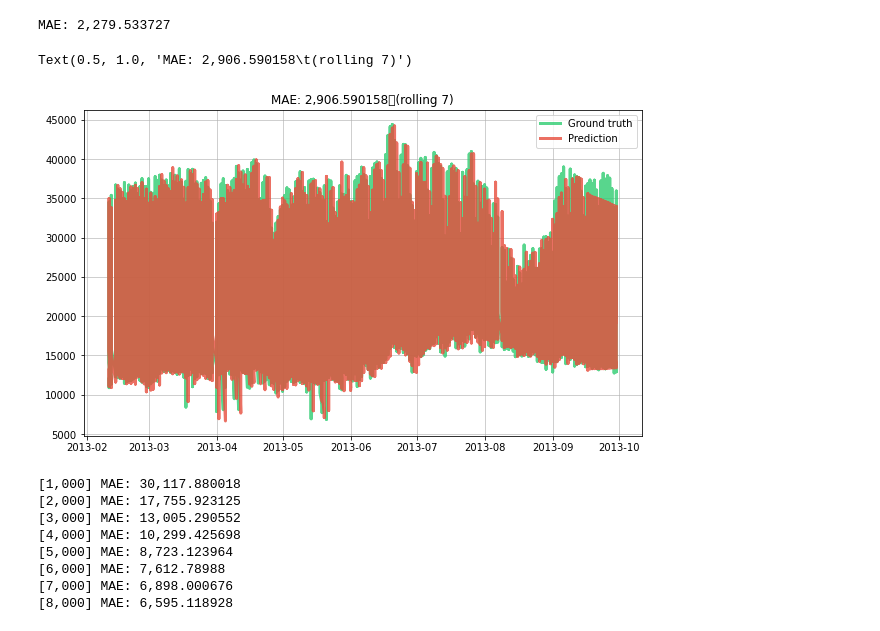
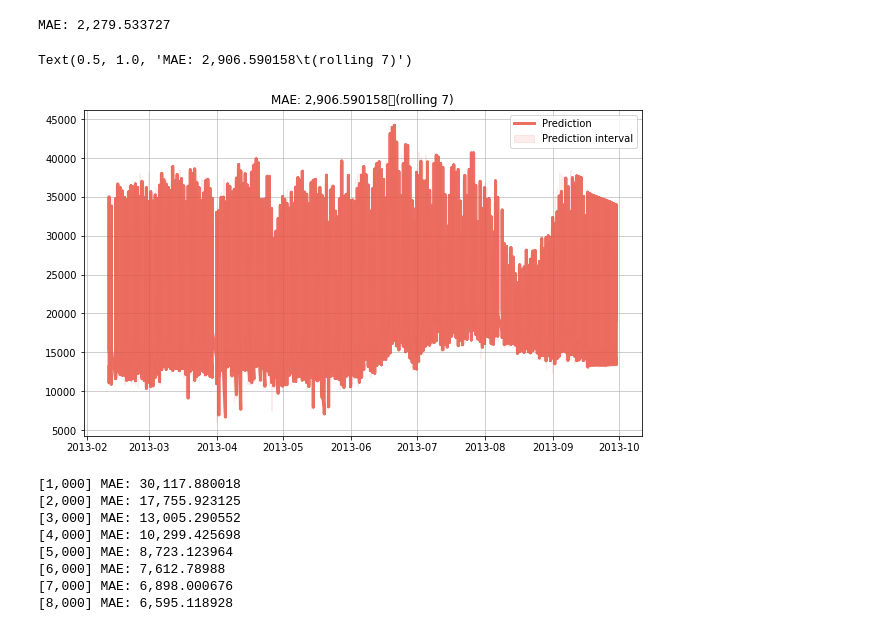
Before and after one commit to giodefa96/Script_Tesi_new, a Jupyter notebook: Script/DatiTesi/press_idr.ipynb, the cells around one changed output. Cells and saved outputs as stored; diff of their text form; code cells hidden in the pictures.

```diff
--- a/Script/DatiTesi/press_idr.ipynb
+++ b/Script/DatiTesi/press_idr.ipynb
@@ -430,14 +430,14 @@ MAE: 2,279.533727
 # %%
 fig, ax = plt.subplots(figsize=(10, 6))
 ax.grid(alpha=0.75)
-ax.plot(dates[3000:8495], y_trues[3000:8495], lw=3, color='#2ecc71', alpha=0.8, label='Ground truth')
+#ax.plot(dates[3000:8495], y_trues[3000:8495], lw=3, color='#2ecc71', alpha=0.8, label='Ground truth')
 ax.plot(dates[3000:8495], y_preds[3000:8495], lw=3, color='#e74c3c', alpha=0.8, label='Prediction')
-#ax.fill_between(dates[3000:8495], err_down[3000:8495], err_up[3000:8495], color='#e74c3c', alpha=0.3, label='Prediction interval')
+ax.fill_between(dates[3000:8495], err_down[3000:8495], err_up[3000:8495], color='#e74c3c', alpha=0.1, label='Prediction interval')
 ax.legend()
 ax.set_title(metric)
 # %% [output]
 Text(0.5, 1.0, 'MAE: 2,906.590158\t(rolling 7)')
-[figure, old version]
+[figure, new version]
 # %%
 X_y = initial_iter()
 model = compose.Select( '', 'hour', 'days', 'Count_days')
```
Also changed, not shown: parts of 8 cells of this notebook.
